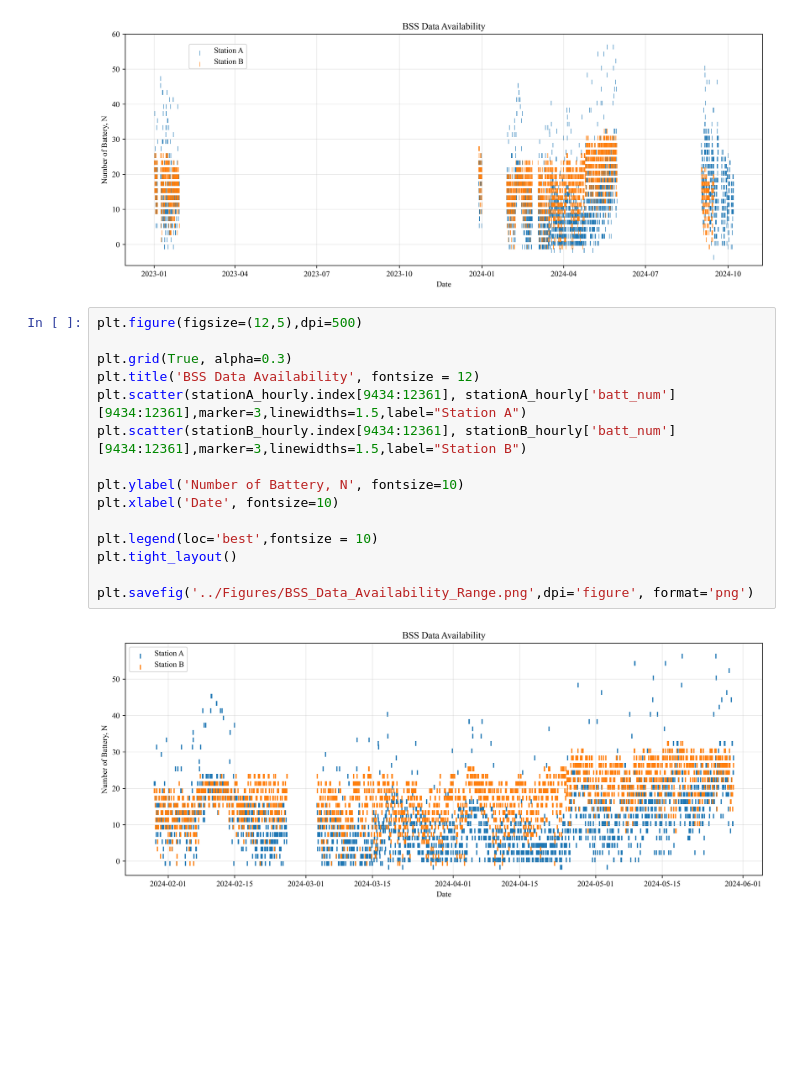
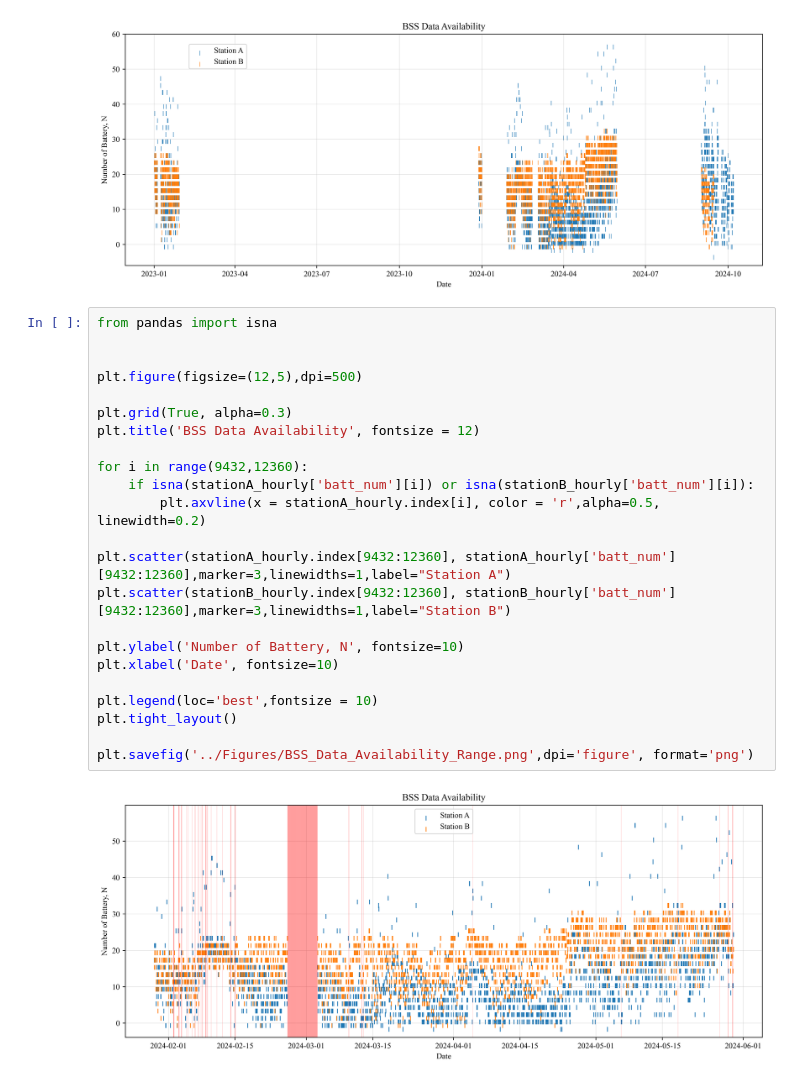
Before and after one commit to jhyeoh2002/BSS_V2B, a Jupyter notebook: Data/data_cleaning.ipynb, the cells around one changed output. Drawn from its saved outputs; the diff is of its cells as text; blank space fills up the shorter version.

Commit message:
redraw figure

```diff
--- a/Data/data_cleaning.ipynb
+++ b/Data/data_cleaning.ipynb
@@ -60,19 +60,27 @@ plt.savefig('../Figures/BSS_Data_Availability.png',dpi='figure', format='png')
 # %% [output]
 [figure]
 # %%
+from pandas import isna
+
+
 plt.figure(figsize=(12,5),dpi=500)
 
 plt.grid(True, alpha=0.3)
 plt.title('BSS Data Availability', fontsize = 12)
-plt.scatter(stationA_hourly.index[9434:12361], stationA_hourly['batt_num'][9434:12361],marker=3,linewidths=1.5,label="Station A")
-plt.scatter(stationB_hourly.index[9434:12361], stationB_hourly['batt_num'][9434:12361],marker=3,linewidths=1.5,label="Station B")
+
+for i in range(9432,12360):
+    if isna(stationA_hourly['batt_num'][i]) or isna(stationB_hourly['batt_num'][i]):
+        plt.axvline(x = stationA_hourly.index[i], color = 'r',alpha=0.5, linewidth=0.2)
+
+plt.scatter(stationA_hourly.index[9432:12360], stationA_hourly['batt_num'][9432:12360],marker=3,linewidths=1,label="Station A")
+plt.scatter(stationB_hourly.index[9432:12360], stationB_hourly['batt_num'][9432:12360],marker=3,linewidths=1,label="Station B")
 
 plt.ylabel('Number of Battery, N', fontsize=10)
 plt.xlabel('Date', fontsize=10)
 
 plt.legend(loc='best',fontsize = 10)
 plt.tight_layout()
 
 plt.savefig('../Figures/BSS_Data_Availability_Range.png',dpi='figure', format='png')
 # %% [output]
-[figure, old version]
+[figure, new version]
```
Also changed, not shown: 2 other files.
